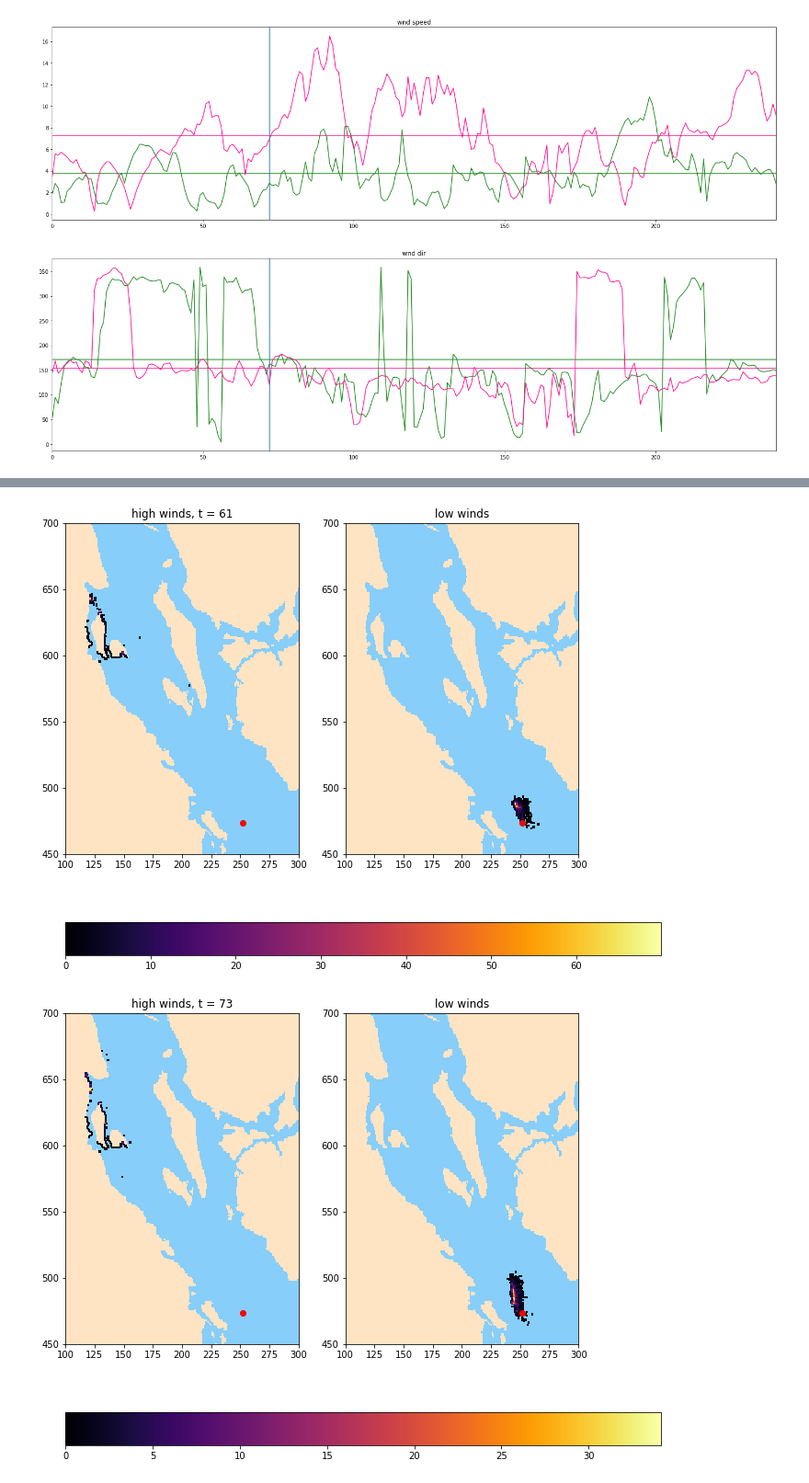
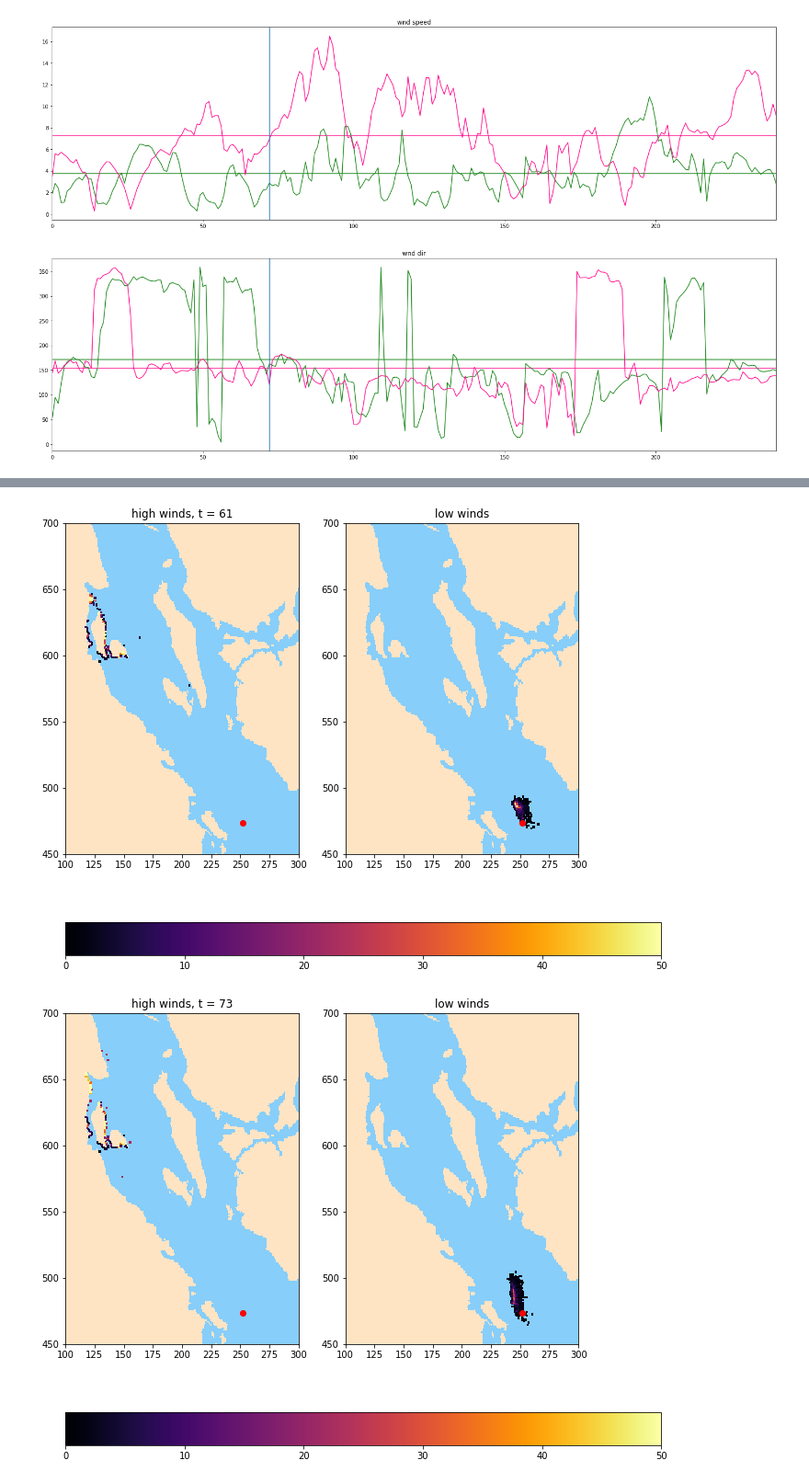
Before and after one commit to SalishSeaCast/analysis-vicky, a Jupyter notebook: notebooks/DiffWindsSameStrat.ipynb, the cells around one changed output, grey strips where cells are left out. Shown at 92% size. Saved outputs shown, nothing was run; the diff lists cells and outputs as text; code cells hidden in the pictures.

```diff
--- a/notebooks/DiffWindsSameStrat.ipynb
+++ b/notebooks/DiffWindsSameStrat.ipynb
@@ -138,8 +138,8 @@ for t in np.arange(1, 168, 12):
         a.pcolormesh(bathy.mask[1:-1, 1:-1], cmap = cmap2)
     ax[0].set_title("high winds, t = " + str(t))
     ax[1].set_title("low winds")
-    ax[0].pcolormesh(np.ma.masked_equal(high350['Thickness_2D'][t, :,:], 0), vmin = 0, cmap = 'inferno')
-    mesh = ax[1].pcolormesh(np.ma.masked_equal(low350['Thickness_2D'][t, :,:], 0), vmin = 0, cmap = 'inferno')
+    ax[0].pcolormesh(np.ma.masked_equal(high350['Thickness_2D'][t, :,:], 0), vmin = 0, vmax = 50, cmap = 'inferno')
+    mesh = ax[1].pcolormesh(np.ma.masked_equal(low350['Thickness_2D'][t, :,:], 0), vmin = 0, vmax = 50, cmap = 'inferno')
     for a in ax:
         a.plot(252,474, 'ro')
         viz_tools.set_aspect(a)
@@ -273,8 +273,8 @@ for t in np.arange(1, 168, 12):
         a.pcolormesh(bathy.mask[1:-1, 1:-1], cmap = cmap2)
     ax[0].set_title("high winds, t = " + str(t))
     ax[1].set_title("low winds")
-    ax[0].pcolormesh(np.ma.masked_equal(high150['Thickness_2D'][t, :,:], 0), vmin = 0, cmap = 'inferno')
-    mesh = ax[1].pcolormesh(np.ma.masked_equal(low150['Thickness_2D'][t, :,:], 0), vmin = 0, cmap = 'inferno')
+    ax[0].pcolormesh(np.ma.masked_equal(high150['Thickness_2D'][t, :,:], 0), vmin = 0, vmax = 50, cmap = 'inferno')
+    mesh = ax[1].pcolormesh(np.ma.masked_equal(low150['Thickness_2D'][t, :,:], 0), vmin = 0, vmax = 50, cmap = 'inferno')
     for a in ax:
         a.plot(252,474, 'ro')
         viz_tools.set_aspect(a)
@@ -294,2 +294,2 @@ for t in np.arange(1, 168, 12):
-[figure, old version]
+[figure, new version]
-[figure, old version]
+[figure, new version]
```
Also changed, not shown: parts of 2 cells of this notebook.
